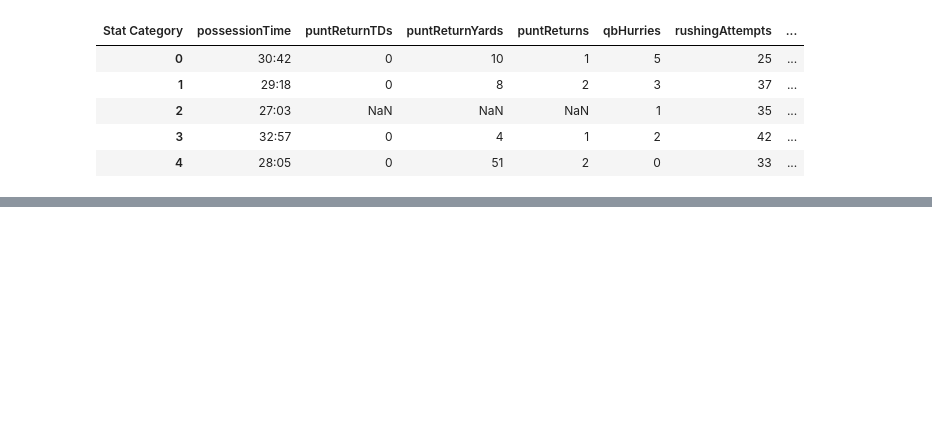
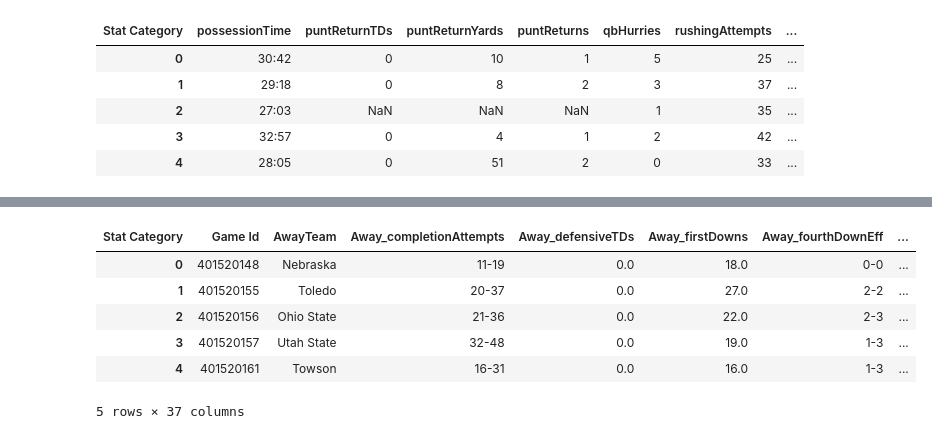
Before and after one commit to ballir27/College-Football-Betting, a Jupyter notebook: notebooks/college_football_eda.ipynb, the cells around one changed output, grey strips where cells are left out. Saved outputs shown, nothing was run; the diff lists cells and outputs as text; code cells hidden in the pictures; blank space fills up the shorter version.

```diff
--- a/notebooks/college_football_eda.ipynb
+++ b/notebooks/college_football_eda.ipynb
@@ -108,0 +190,10 @@ team_stats_big10_2023_pivoted.head().iloc[:,20:]
+# %%
+away_team_stats_big10_2023.head()
+# %% [output]
+| Stat Category | Game Id | AwayTeam | Away_completionAttempts | Away_defensiveTDs | Away_firstDowns | Away_fourthDownEff | ... |
+| 0 | 401520148 | Nebraska | 11-19 | 0.0 | 18.0 | 0-0 | ... |
+| 1 | 401520155 | Toledo | 20-37 | 0.0 | 27.0 | 2-2 | ... |
+| 2 | 401520156 | Ohio State | 21-36 | 0.0 | 22.0 | 2-3 | ... |
+| 3 | 401520157 | Utah State | 32-48 | 0.0 | 19.0 | 1-3 | ... |
+| 4 | 401520161 | Towson | 16-31 | 0.0 | 16.0 | 1-3 | ... |
+5 rows × 37 columns
```
Also changed, not shown: parts of 6 cells of this notebook.
